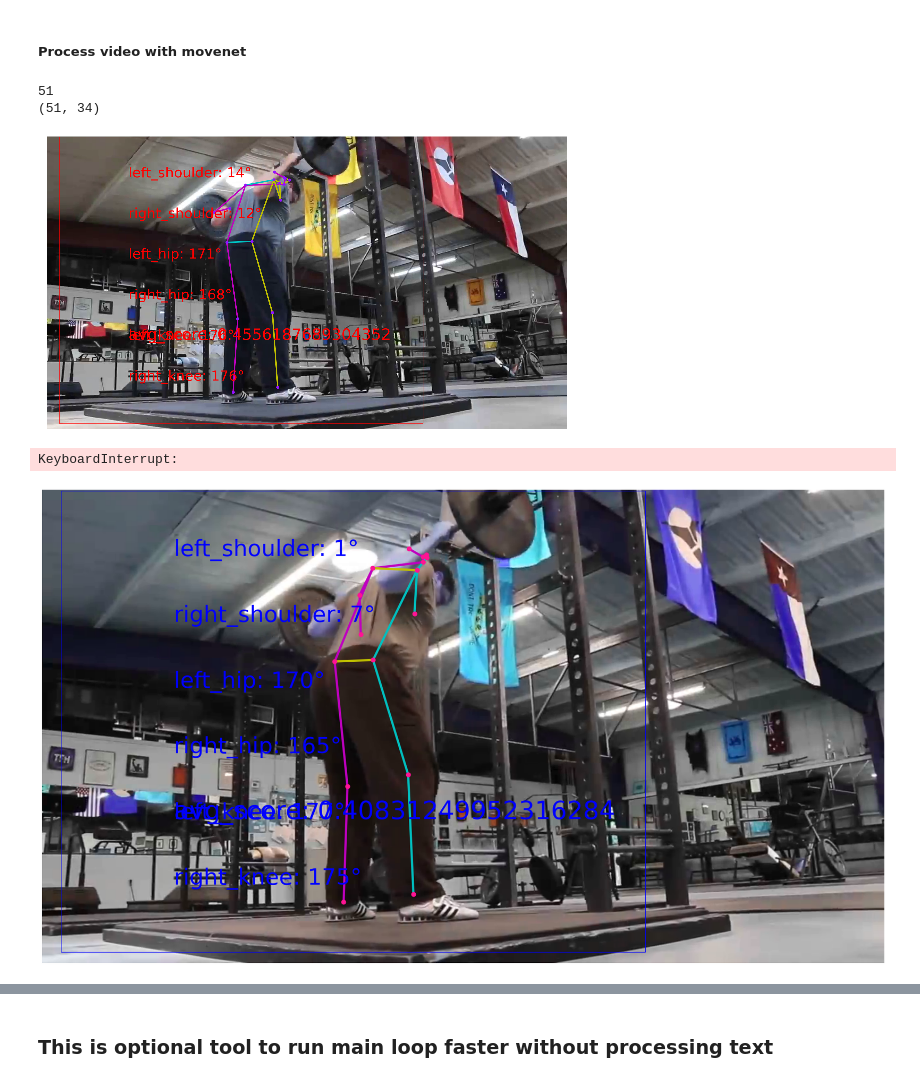
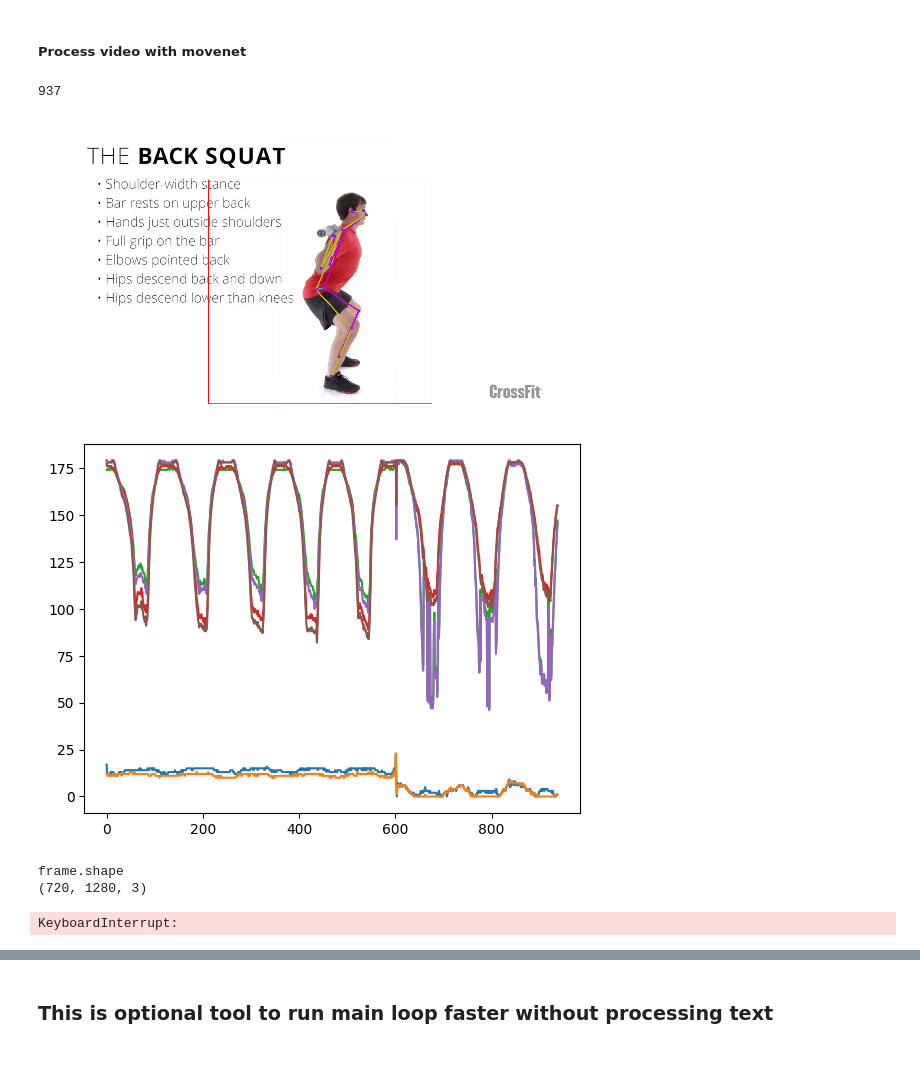
Before and after one commit to GymMachineLearning/ml_model_alt, a Jupyter notebook: notebooks/preprocess_data.ipynb, the cells around one changed output, grey strips where cells are left out. Drawn from its saved outputs; the diff is of its cells as text; code cells hidden in the pictures.

Commit message:
feat: add angles time series plotting and new short video link

```diff
--- a/notebooks/preprocess_data.ipynb
+++ b/notebooks/preprocess_data.ipynb
@@ -394,7 +396,7 @@ def draw_prediction_on_image(
       angle = calculate_angle(a, b, c)
       # print(f"a.x: {keypoints_with_scores[0, 0, idx_a, :2][0]}")
       # print(f"a.y: {keypoints_with_scores[0, 0, idx_a, :2][1]}")
-      ax.text(200, 100+i*100, f'{joint_b}: {int(angle)}°', color='blue', fontsize=40, ha='left')
+      #ax.text(200, 100+i*100, f'{joint_b}: {int(angle)}°', color='blue', fontsize=40, ha='left')
       vector = np.append(vector,int(angle))
       i=i+1
 
@@ -405,7 +407,7 @@ def draw_prediction_on_image(
      joint_coordinates = np.append(joint_coordinates,int(x_y[1]))
 
 
-  ax.text(200, 500, f'avg_score: {(avg_score_value)}', color='blue', fontsize=45, ha='left')
+  #ax.text(200, 500, f'avg_score: {(avg_score_value)}', color='blue', fontsize=45, ha='left')
   vector = np.append(vector,avg_score_value)
   #ax.text(100, 100, f'textasddddddddd', color='yellow', fontsize=40, ha='center')
   fig.canvas.draw()
@@ -415,9 +417,6 @@ def draw_prediction_on_image(
       fig.canvas.get_width_height()[::-1] + (3,))
   plt.close(fig)
 
-  # if rectangle is not None:
-  #   print(rectangle)
-  #   image_from_plot = print_image_segments(image_from_plot,rectangle)
 
   if output_image_height is not None:
     output_image_width = int(output_image_height / height * width)
@@ -425,9 +424,13 @@ def draw_prediction_on_image(
         image_from_plot, dsize=(output_image_width, output_image_height),
          interpolation=cv2.INTER_CUBIC)
 
+  # if rectangle is not None:
+  #   print("Rect xy:")
+  #   print(rectangle)
+  #   image_from_plot = print_image_segments(image_from_plot,rectangle)
 
 
-  return image_from_plot , vector , joint_coordinates
+  return image_from_plot , vector , joint_coordinates, rectangle
 
 
 
@@ -717,18 +720,22 @@ dq = collections.deque()
 curr_sub_start = 0
 
 joint_cordinates_ts = np.array([])
+
+angles_ts = np.array([])
 try:
     while cap.isOpened():
         #cap.set(cv2.CAP_PROP_POS_FRAMES, frame_idx)
         ret, frame = cap.read()
         if not ret:
             break
-
+        print("frame.shape")
+        print(frame.shape)
         current_time = frame_idx / fps
         keypoints_with_scores = run_inference(
                 movenet, frame, crop_region,
                 crop_size=[input_size, input_size])
-        img, angles_with_avg_score, joint_cordinates = draw_prediction_on_image(
+
+        img, angles_with_avg_score, joint_cordinates, rectangle = draw_prediction_on_image(
                 frame.astype(np.int32),
                 keypoints_with_scores, crop_region=crop_region,
                 close_figure=True, output_image_height=300)
@@ -757,42 +764,54 @@ try:
         #     description+=subtitles[x]['text']
         #   add_row(filename,frame_idx,angles_with_avg_score,description)
 
+        if (angles_ts.shape[0]==0):
+            angles_ts = angles_with_avg_score[:-1]
+        else:
+            angles_ts = np.vstack((angles_ts, angles_with_avg_score[:-1]))
 
-        print(joint_cordinates_ts.shape)
         #if (angles_with_avg_score[-1] > 0.5):
         if (joint_cordinates_ts.shape[0]==0):
             joint_cordinates_ts = joint_cordinates
         else:
             joint_cordinates_ts = np.vstack((joint_cordinates_ts,joint_cordinates))
 
         #print(joint_cordinates_ts)
+
+        # if rectangle is not None:
+        #   #print(rectangle)
+        #   #print(img.shape)
+        #   img = print_image_segments(img, rectangle)
+
         cv2_imshow(img)
-        time.sleep(0.10)
+        #time.sleep(0.50)
         crop_region = determine_crop_region(
                 keypoints_with_scores, image_height, image_width)
+        plt.plot(angles_ts)
+        plt.show()
         # print("Crop region:")
         # print(crop_region)
         # rect = get_rect_from_crop(img,crop_region)
         # print(rect)
         # if(rect[0]>0 and rect[1]>0):
         #   print_image_segments(img,rect)
         # time.sleep(0.10)
         #bar.update(progress(frame_idx, num_frames-1))
         #last_frame = frame_idx
         #key = cv2.waitKey(100)  # Adjust the delay as needed (milliseconds)
         #input("Press Enter to continue...")
         # if key == 27:  # ESC key to exit
         #   break
         # elif key == 83 or key == 100:
         frame_idx += 1
 finally:
     cap.release()
     cv2.destroyAllWindows()
 # Prepare MP4 visualization.
 #to_mp4(output_images, 'output.mp4', fps=fps)
 # %% [output]
-51
-(51, 34)
+937
-[figure, old version]
+[figure, new version]
+[figure, new version]
-KeyboardInterrupt:
+frame.shape
+(720, 1280, 3)
-[figure, old version]
+KeyboardInterrupt:
```
Also changed, not shown: parts of 2 cells of this notebook.
